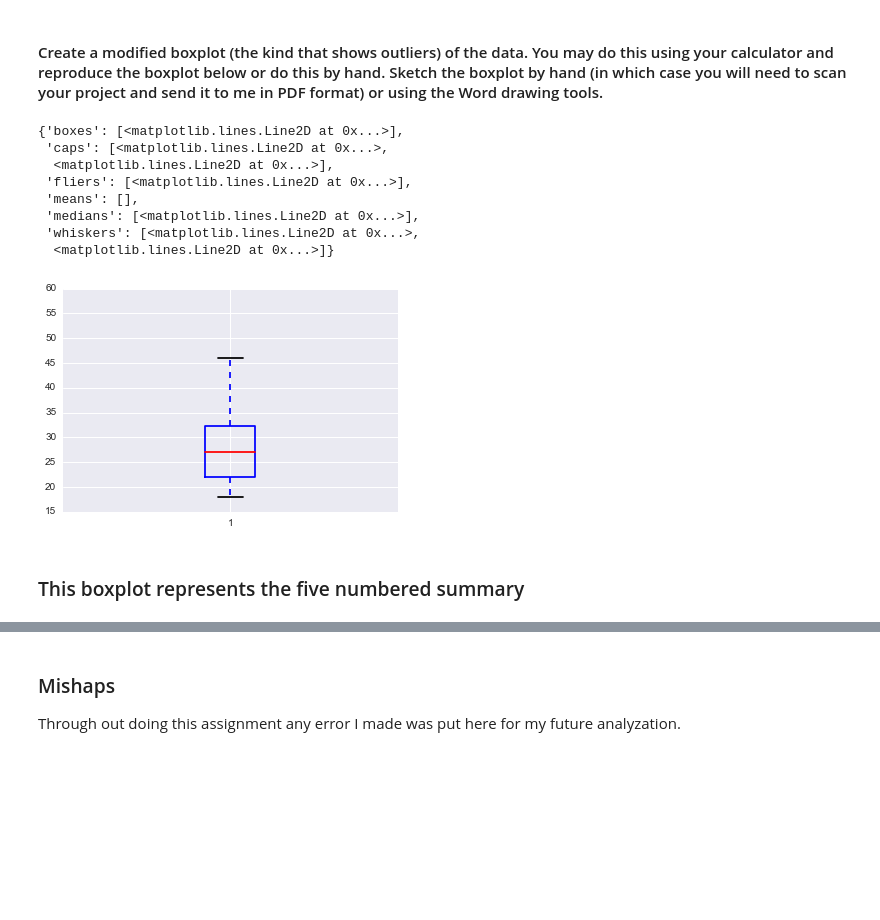
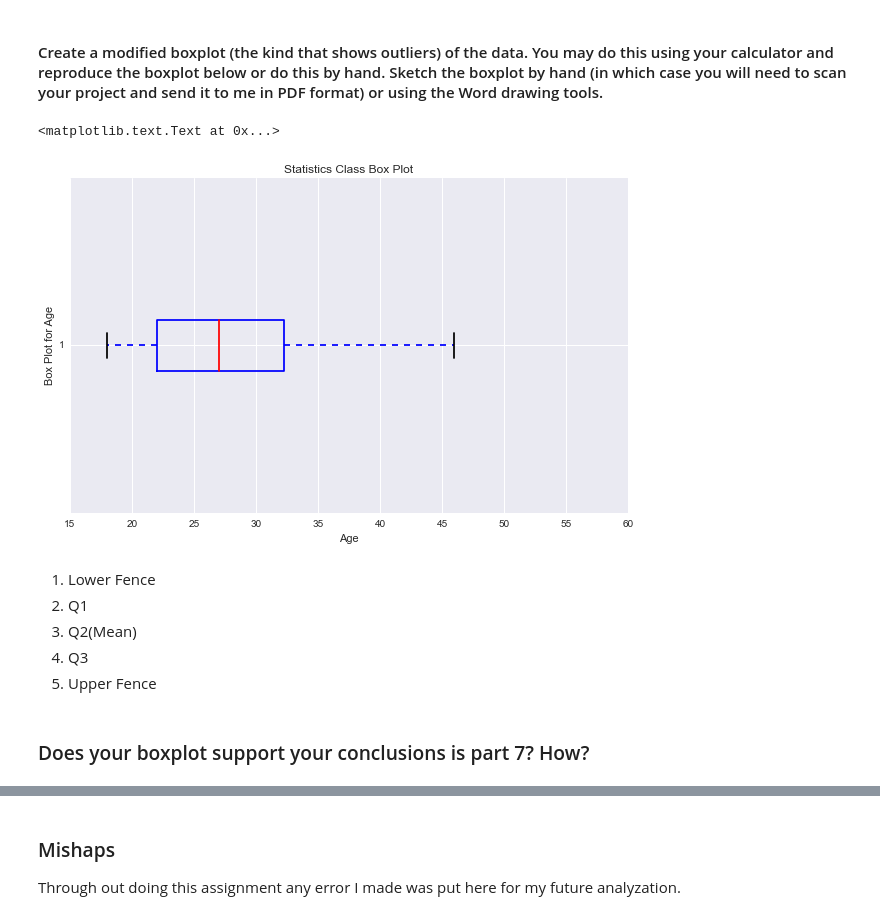
Before and after one commit to bekkblando/GT_Stats, a Jupyter notebook: HW/Assignment 3/Assignment 3.ipynb, the cells around one changed output, grey strips where cells are left out. Drawn from its saved outputs; the diff is of its cells as text; code cells hidden in the pictures; blank space fills up the shorter version.

```diff
--- a/HW/Assignment 3/Assignment 3.ipynb
+++ b/HW/Assignment 3/Assignment 3.ipynb
@@ -278,17 +284,22 @@ We have 6 out of 56
 | 52 | Mazda | 58 | 3 | Brown | 6.5 | 14 | ... |
 # %% [markdown]
 <h4>Create a modified boxplot (the kind that shows outliers) of the data. You may do this using your calculator and reproduce the boxplot below or do this by hand. Sketch the boxplot by hand (in which case you will need to scan your project and send it to me in PDF format) or using the Word drawing tools.</h4>
-# %%
-plt.boxplot(age_list)
-# %% [output]
-{'boxes': [<matplotlib.lines.Line2D at 0x...>],
- 'caps': [<matplotlib.lines.Line2D at 0x...>,
-  <matplotlib.lines.Line2D at 0x...>],
- 'fliers': [<matplotlib.lines.Line2D at 0x...>],
- 'means': [],
- 'medians': [<matplotlib.lines.Line2D at 0x...>],
- 'whiskers': [<matplotlib.lines.Line2D at 0x...>,
-  <matplotlib.lines.Line2D at 0x...>]}
-[figure, removed]
-# %% [markdown]
-<h3>This boxplot represents the five numbered summary</h3>
+# %%
+fig, ax1 = plt.subplots(figsize=(10,6))
+plt.boxplot(age_list, vert=0)
+ax1.set_title('Statistics Class Box Plot')
+ax1.set_xlabel('Age')
+ax1.set_ylabel('Box Plot for Age')
+# %% [output]
+<matplotlib.text.Text at 0x...>
+[figure, added]
+# %% [markdown]
+<ol>
+<li>Lower Fence</li>
+<li>Q1</li>
+<li>Q2(Mean)</li>
+<li>Q3</li>
+<li>Upper Fence</li>
+</ol>
+# %% [markdown]
+<h3>Does your boxplot support your conclusions is part 7? How?</h3>
```
Also changed, not shown: parts of 8 cells of this notebook.
